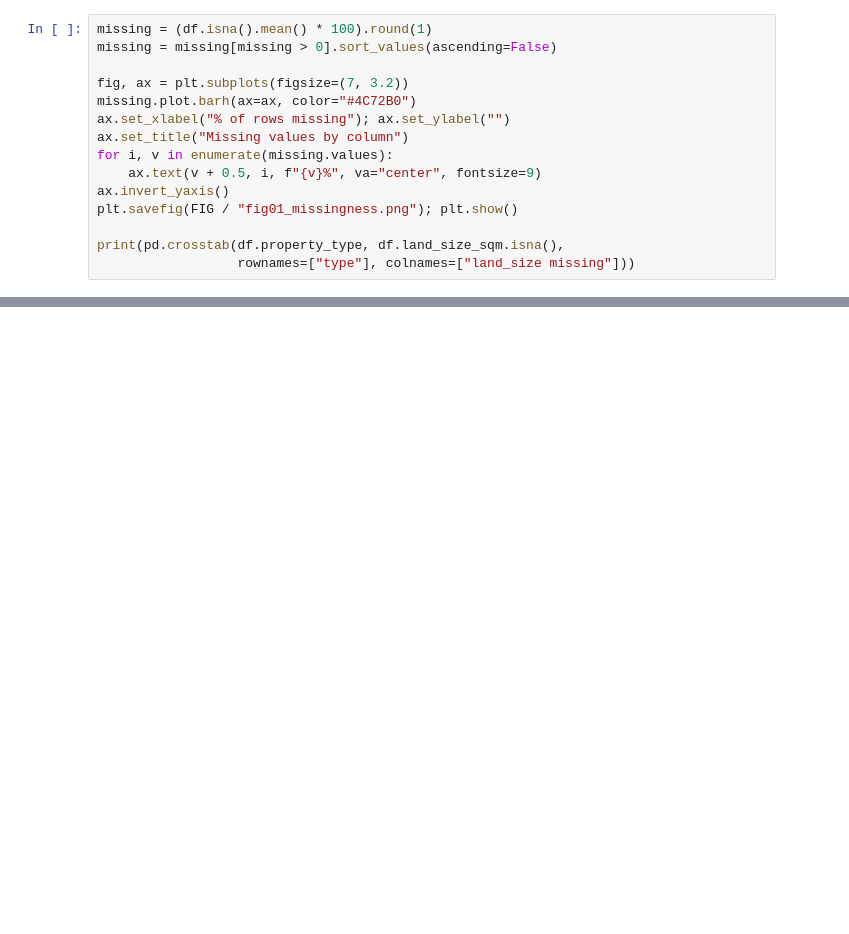
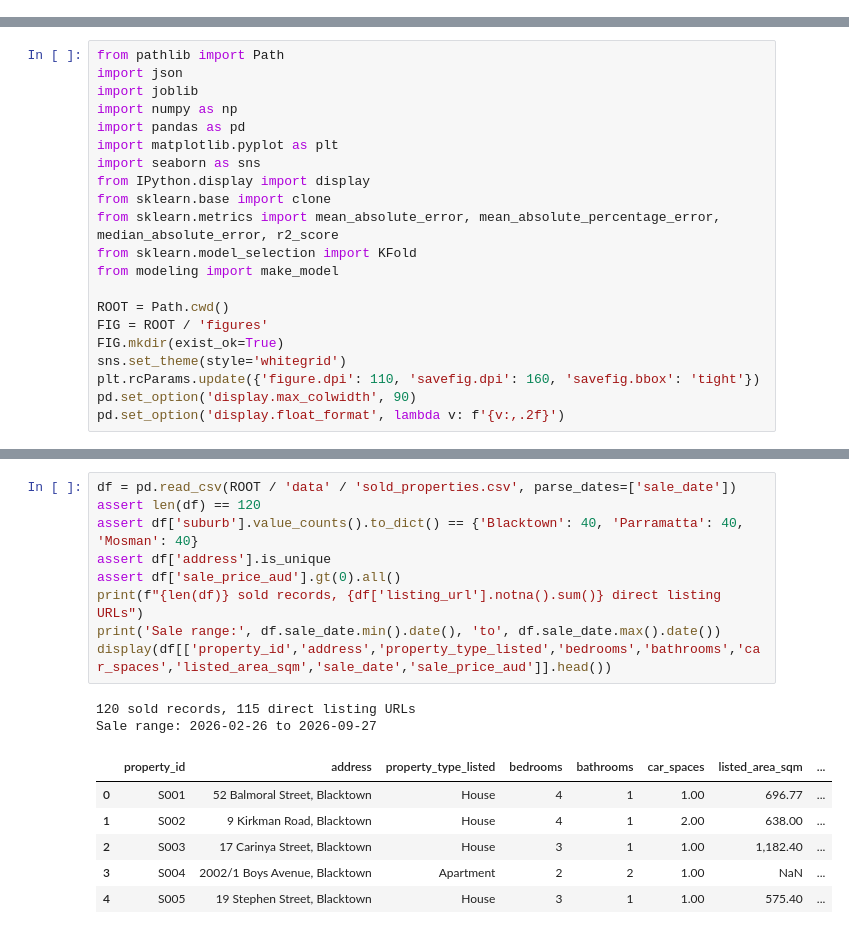
Before and after one commit to mpraveen8535-sketch/SIT307-8.1D-sydney-housing, a Jupyter notebook: SIT307_8.1D_Sydney_Housing.ipynb, the cells around one changed output, grey strips where cells are left out. Cells and saved outputs as stored; diff of their text form; blank space fills up the shorter version.

Commit message:
Revise housing study with sourced sold records

```diff
--- a/SIT307_8.1D_Sydney_Housing.ipynb
+++ b/SIT307_8.1D_Sydney_Housing.ipynb
@@ -180,15 +0,0 @@ price driver and appears only in the agent's prose.
-# %%
-missing = (df.isna().mean() * 100).round(1)
-missing = missing[missing > 0].sort_values(ascending=False)
-
-fig, ax = plt.subplots(figsize=(7, 3.2))
-missing.plot.barh(ax=ax, color="#4C72B0")
-ax.set_xlabel("% of rows missing"); ax.set_ylabel("")
-ax.set_title("Missing values by column")
-for i, v in enumerate(missing.values):
-    ax.text(v + 0.5, i, f"{v}%", va="center", fontsize=9)
-ax.invert_yaxis()
-plt.savefig(FIG / "fig01_missingness.png"); plt.show()
-
-print(pd.crosstab(df.property_type, df.land_size_sqm.isna(),
-                  rownames=["type"], colnames=["land_size missing"]))
@@ -1441,0 +7,21 @@ Figures        : 10 written to figures/
+# %%
+from pathlib import Path
+import json
+import joblib
+import numpy as np
+import pandas as pd
+import matplotlib.pyplot as plt
+import seaborn as sns
+from IPython.display import display
+from sklearn.base import clone
+from sklearn.metrics import mean_absolute_error, mean_absolute_percentage_error, median_absolute_error, r2_score
+from sklearn.model_selection import KFold
+from modeling import make_model
+
+ROOT = Path.cwd()
+FIG = ROOT / 'figures'
+FIG.mkdir(exist_ok=True)
+sns.set_theme(style='whitegrid')
+plt.rcParams.update({'figure.dpi': 110, 'savefig.dpi': 160, 'savefig.bbox': 'tight'})
+pd.set_option('display.max_colwidth', 90)
+pd.set_option('display.float_format', lambda v: f'{v:,.2f}')
@@ -1441,0 +36,18 @@ Figures        : 10 written to figures/
+# %%
+df = pd.read_csv(ROOT / 'data' / 'sold_properties.csv', parse_dates=['sale_date'])
+assert len(df) == 120
+assert df['suburb'].value_counts().to_dict() == {'Blacktown': 40, 'Parramatta': 40, 'Mosman': 40}
+assert df['address'].is_unique
+assert df['sale_price_aud'].gt(0).all()
+print(f"{len(df)} sold records, {df['listing_url'].notna().sum()} direct listing URLs")
+print('Sale range:', df.sale_date.min().date(), 'to', df.sale_date.max().date())
+display(df[['property_id','address','property_type_listed','bedrooms','bathrooms','car_spaces','listed_area_sqm','sale_date','sale_price_aud']].head())
+# %% [output]
+120 sold records, 115 direct listing URLs
+Sale range: 2026-02-26 to 2026-09-27
+|  | property_id | address | property_type_listed | bedrooms | bathrooms | car_spaces | listed_area_sqm | ... |
+| 0 | S001 | 52 Balmoral Street, Blacktown | House | 4 | 1 | 1.00 | 696.77 | ... |
+| 1 | S002 | 9 Kirkman Road, Blacktown | House | 4 | 1 | 2.00 | 638.00 | ... |
+| 2 | S003 | 17 Carinya Street, Blacktown | House | 3 | 1 | 1.00 | 1,182.40 | ... |
+| 3 | S004 | 2002/1 Boys Avenue, Blacktown | Apartment | 2 | 2 | 1.00 | NaN | ... |
+| 4 | S005 | 19 Stephen Street, Blacktown | House | 3 | 1 | 1.00 | 575.40 | ... |
```
Also changed, not shown: parts of 72 cells of this notebook, 30 other files.
